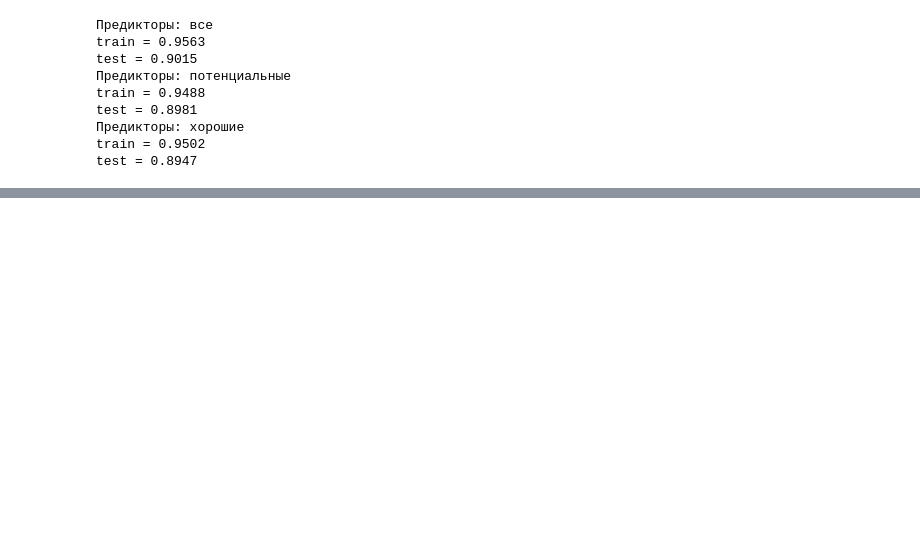
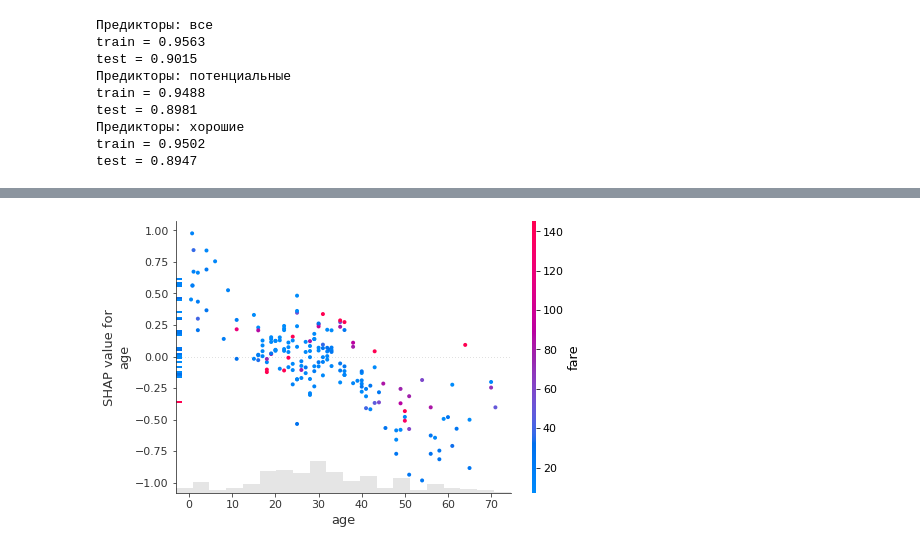
Before and after one commit to LorSong/gaz_titanic, a Jupyter notebook: 2_variables_pipelines_models.ipynb, the cells around one changed output, grey strips where cells are left out. Cells and saved outputs as stored; diff of their text form; code cells hidden in the pictures; blank space fills up the shorter version.

```diff
--- a/2_variables_pipelines_models.ipynb
+++ b/2_variables_pipelines_models.ipynb
@@ -649,0 +690,5 @@ arr = ['']
+# %%
+# create a dependence scatter plot to show the effect of a single feature across the whole dataset
+shap.plots.scatter(shap_values[:, 1], color=shap_values)
+# %% [output]
+[figure, added]
```
Also changed, not shown: parts of 19 cells of this notebook, 3 other files.
